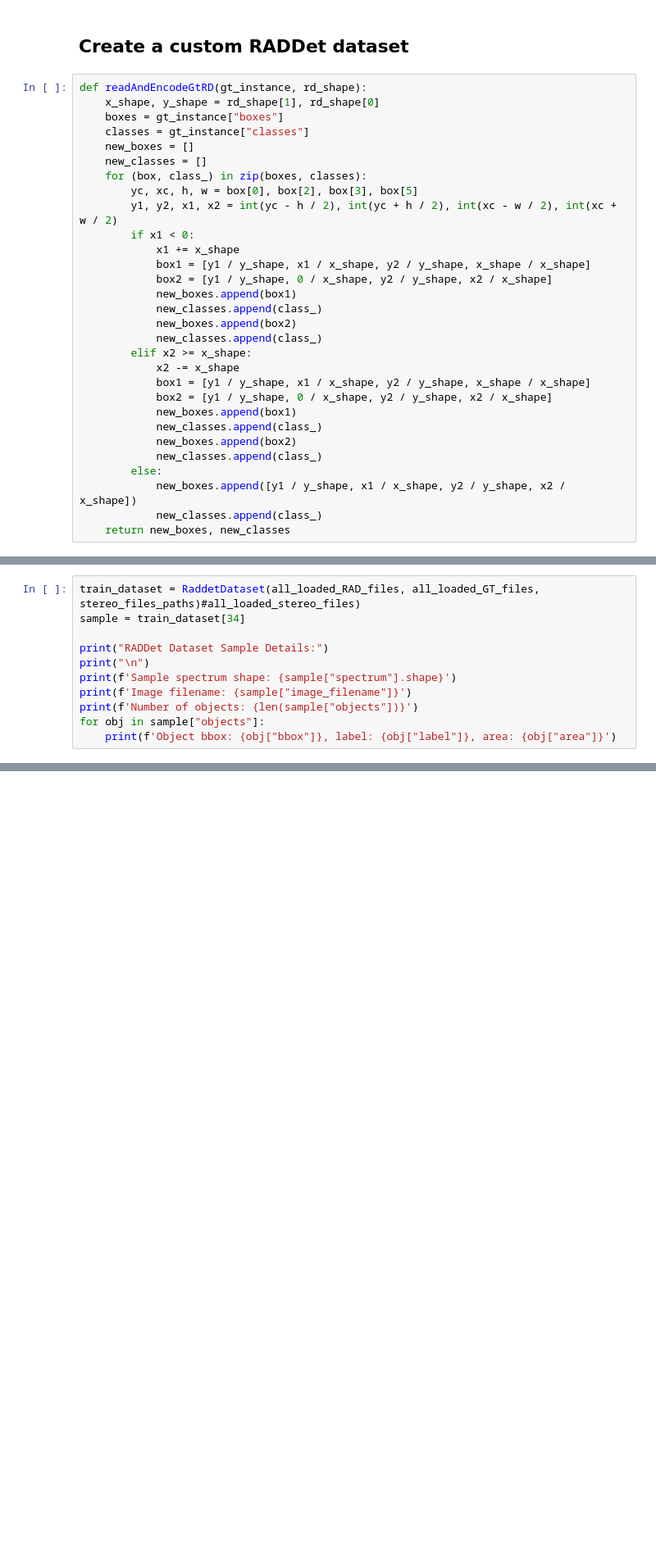
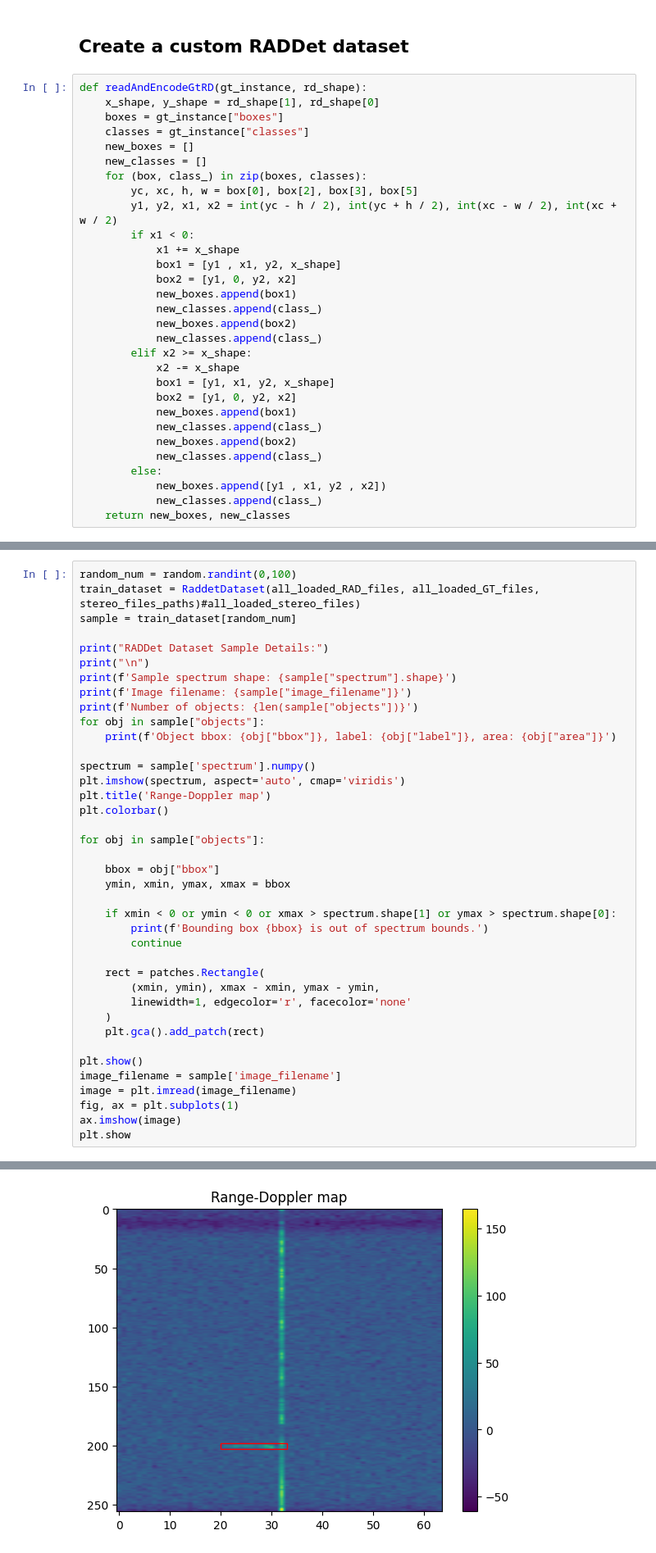
Before and after one commit to arigra/IAI-CMU, a Jupyter notebook: Object_detection/rcnn_detector.ipynb, the cells around one changed output, grey strips where cells are left out. Shown at 82% size. Cells and saved outputs as stored; diff of their text form; blank space fills up the shorter version.

Commit message:
Added updated object detection code

```diff
--- a/Object_detection/rcnn_detector.ipynb
+++ b/Object_detection/rcnn_detector.ipynb
@@ -123,22 +124,22 @@ def readAndEncodeGtRD(gt_instance, rd_shape):
         y1, y2, x1, x2 = int(yc - h / 2), int(yc + h / 2), int(xc - w / 2), int(xc + w / 2)
         if x1 < 0:
             x1 += x_shape
-            box1 = [y1 / y_shape, x1 / x_shape, y2 / y_shape, x_shape / x_shape]
-            box2 = [y1 / y_shape, 0 / x_shape, y2 / y_shape, x2 / x_shape]
+            box1 = [y1 , x1, y2, x_shape]
+            box2 = [y1, 0, y2, x2]
             new_boxes.append(box1)
             new_classes.append(class_)
             new_boxes.append(box2)
             new_classes.append(class_)
         elif x2 >= x_shape:
             x2 -= x_shape
-            box1 = [y1 / y_shape, x1 / x_shape, y2 / y_shape, x_shape / x_shape]
-            box2 = [y1 / y_shape, 0 / x_shape, y2 / y_shape, x2 / x_shape]
+            box1 = [y1, x1, y2, x_shape]
+            box2 = [y1, 0, y2, x2]
             new_boxes.append(box1)
             new_classes.append(class_)
             new_boxes.append(box2)
             new_classes.append(class_)
         else:
-            new_boxes.append([y1 / y_shape, x1 / x_shape, y2 / y_shape, x2 / x_shape])
+            new_boxes.append([y1 , x1, y2 , x2])
             new_classes.append(class_)
     return new_boxes, new_classes
 # %%
@@ -219,8 +220,9 @@ class RaddetDataset(Dataset):
 
         return sample
 # %%
+random_num = random.randint(0,100)
 train_dataset = RaddetDataset(all_loaded_RAD_files, all_loaded_GT_files, stereo_files_paths)#all_loaded_stereo_files)
-sample = train_dataset[34]
+sample = train_dataset[random_num]
 
 print("RADDet Dataset Sample Details:")
 print("\n")
@@ -229,6 +231,33 @@ print(f'Image filename: {sample["image_filename"]}')
 print(f'Number of objects: {len(sample["objects"])}')
 for obj in sample["objects"]:
     print(f'Object bbox: {obj["bbox"]}, label: {obj["label"]}, area: {obj["area"]}')
+
+spectrum = sample['spectrum'].numpy()
+plt.imshow(spectrum, aspect='auto', cmap='viridis')
+plt.title('Range-Doppler map')
+plt.colorbar()
+
+for obj in sample["objects"]:
+
+    bbox = obj["bbox"]
+    ymin, xmin, ymax, xmax = bbox
+
+    if xmin < 0 or ymin < 0 or xmax > spectrum.shape[1] or ymax > spectrum.shape[0]:
+        print(f'Bounding box {bbox} is out of spectrum bounds.')
+        continue
+
+    rect = patches.Rectangle(
+        (xmin, ymin), xmax - xmin, ymax - ymin,
+        linewidth=1, edgecolor='r', facecolor='none'
+    )
+    plt.gca().add_patch(rect)
+
+plt.show()
+image_filename = sample['image_filename']
+image = plt.imread(image_filename)
+fig, ax = plt.subplots(1)
+ax.imshow(image)
+plt.show
 # %% [output]
 RADDet Dataset Sample Details:
 
@@ -241,0 +269 @@ Object bbox: [0.0703125, 0.0, 0.08203125, 0.109375], label: 2, area: 0.001281738
+[figure, added]
```
Also changed, not shown: parts of 10 cells of this notebook.
